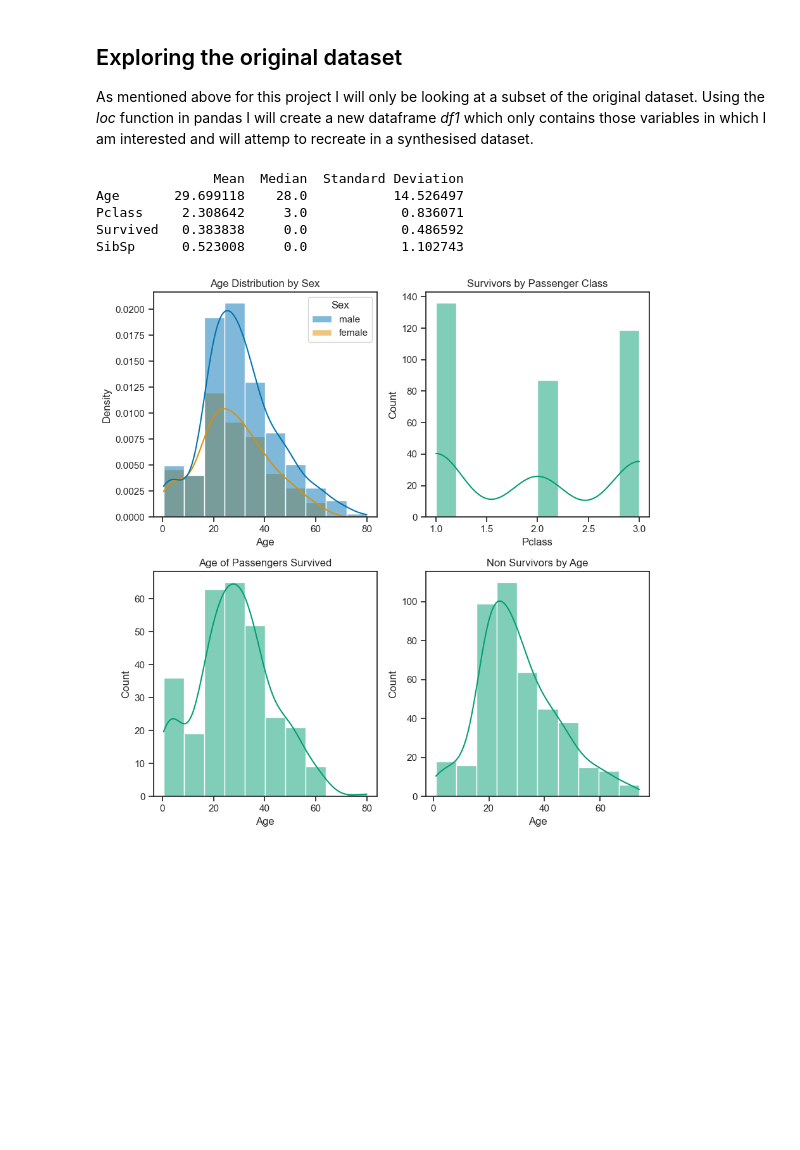
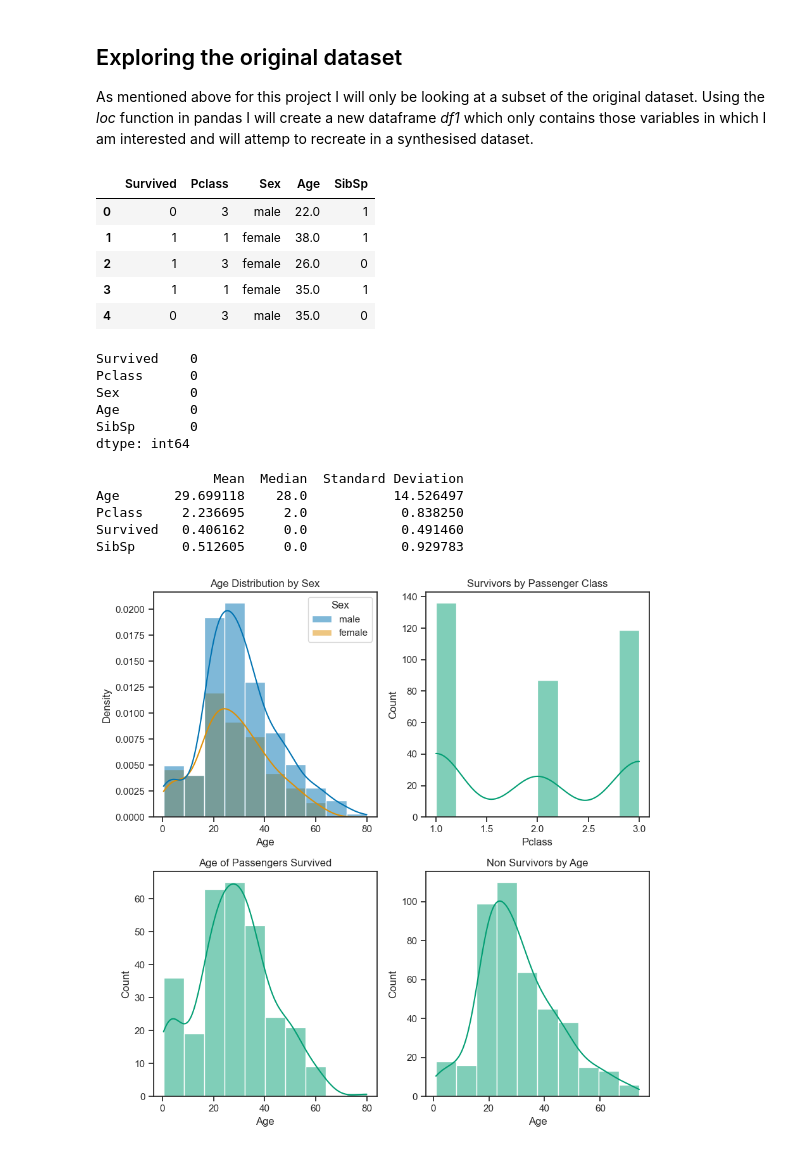
Before and after one commit to lgrealish/programming_for_data_analysis, a Jupyter notebook: PfDA_Assignment1.ipynb, the cells around one changed output. Saved outputs shown, nothing was run; the diff lists cells and outputs as text; code cells hidden in the pictures; blank space fills up the shorter version.

Commit message:
Removed null values from df1

```diff
--- a/PfDA_Assignment1.ipynb
+++ b/PfDA_Assignment1.ipynb
@@ -71,9 +71,26 @@ print(df.describe())
 
 As mentioned above for this project I will only be looking at a subset of the original dataset.  Using the *loc* function in pandas I will create a new dataframe *df1* which only contains those variables in which I am interested and will attemp to recreate in a synthesised dataset.
 # %%
-# Create a new dataframe containing only those variables from the original data that I want to use
-df1 = df.loc[:,['Survived','Pclass','Sex','Age','SibSp']]
+# Create a new dataframe containing only those variables from the original data that I want to use.  Using
+# the dropna() function to remove those rows that contain null values.
+df1 = df.loc[:,['Survived','Pclass','Sex','Age','SibSp']].dropna()
 df1.head()
+# %% [output]
+|  | Survived | Pclass | Sex | Age | SibSp |
+| 0 | 0 | 3 | male | 22.0 | 1 |
+| 1 | 1 | 1 | female | 38.0 | 1 |
+| 2 | 1 | 3 | female | 26.0 | 0 |
+| 3 | 1 | 1 | female | 35.0 | 1 |
+| 4 | 0 | 3 | male | 35.0 | 0 |
+# %%
+df1.isnull().sum()
+# %% [output]
+Survived    0
+Pclass      0
+Sex         0
+Age         0
+SibSp       0
+dtype: int64
 # %%
 # Calculate mean, median, and standard diviation.
 relevant_columns = ["Age", "Sex", "Pclass", "Survived", "SibSp"]
@@ -94,9 +111,9 @@ print(descriptive_stats)
 # %% [output]
                Mean  Median  Standard Deviation
 Age       29.699118    28.0           14.526497
-Pclass     2.308642     3.0            0.836071
-Survived   0.383838     0.0            0.486592
-SibSp      0.523008     0.0            1.102743
+Pclass     2.236695     2.0            0.838250
+Survived   0.406162     0.0            0.491460
+SibSp      0.512605     0.0            0.929783
 # %%
 # Pairplot of the subset of original data.
 pairplot_columns = ["Age", "Pclass", "Sex", "SibSp", "Survived"]
```
